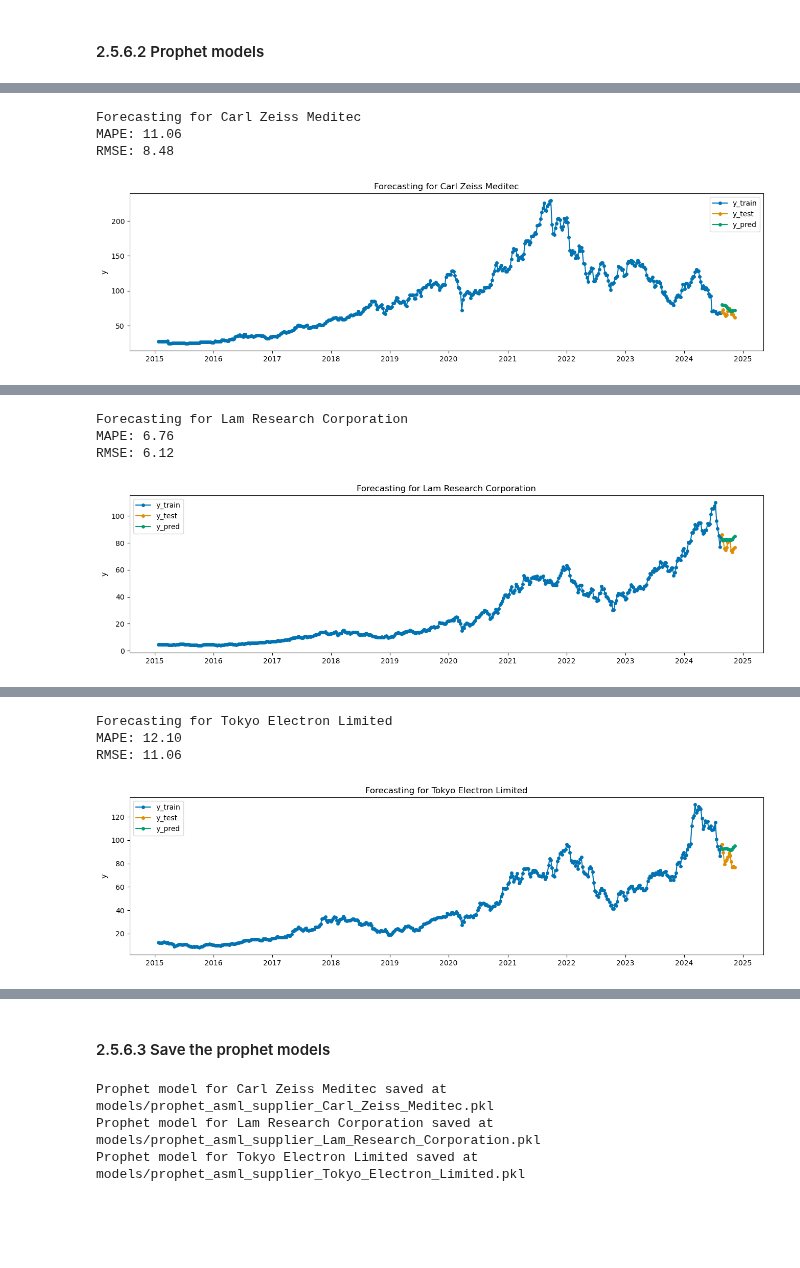
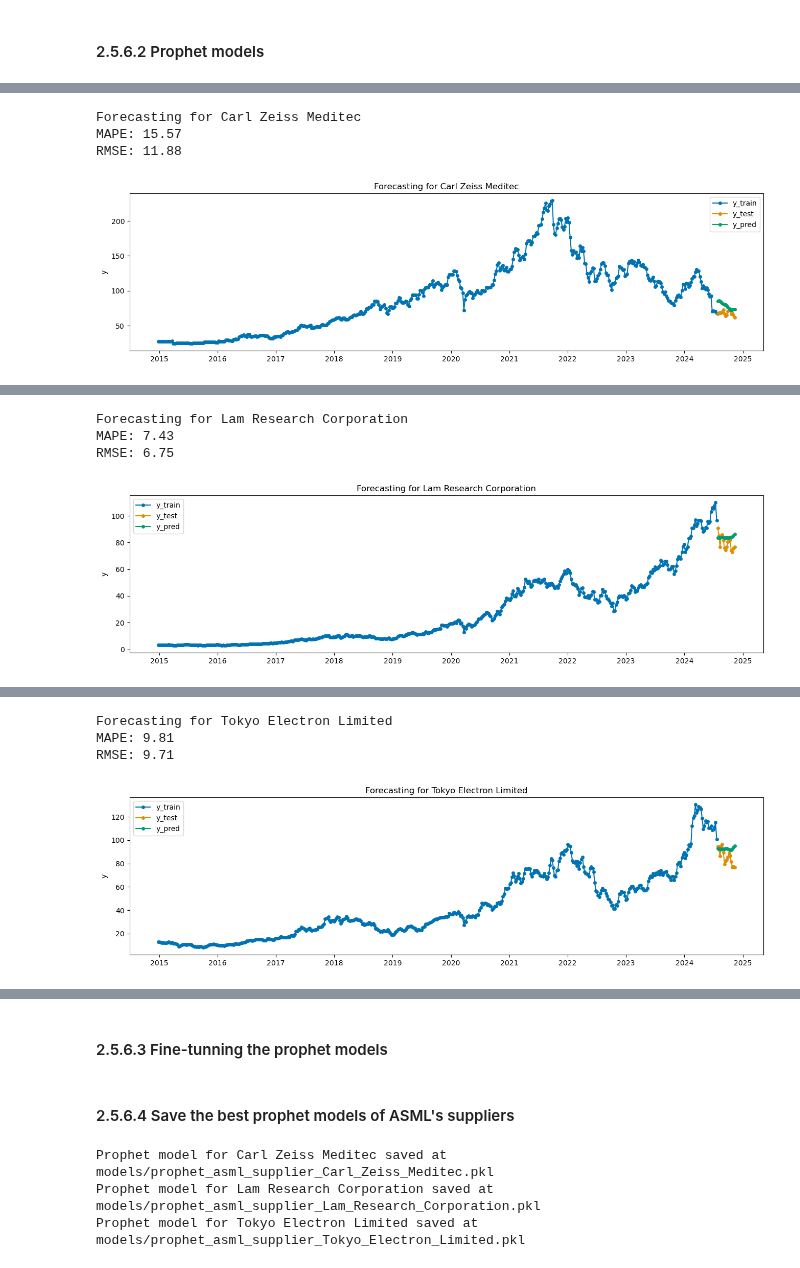
Before and after one commit to mbarriola96/stock_prices_forecasting, a Jupyter notebook: 03_selecting_asml_suppliers.ipynb, the cells around one changed output, grey strips where cells are left out. Saved outputs shown, nothing was run; the diff lists cells and outputs as text; code cells hidden in the pictures; blank space fills up the shorter version.

Commit message:
making some adjustments on notebook 06. And starting to include fine tunning of the prophet models for the suppliers

```diff
--- a/03_selecting_asml_suppliers.ipynb
+++ b/03_selecting_asml_suppliers.ipynb
@@ -42,6 +43,8 @@ company_tickers = {
 }
 start_date = '2013-01-01'
 output_data = 'data/weekly_data_suppliers.csv'
+
+test_weeks = 16
 # %% [markdown]
 ## 2.4 Functions
 # %%
@@ -321,8 +324,8 @@ for company in company_tickers.values():
     company_data.columns = ['Close']
 
     # Create train and test dataframes
-    train_dataframes[company] = company_data[:-12]
-    test_dataframes[company] = company_data[-12:]
+    train_dataframes[company] = company_data[:-test_weeks]
+    test_dataframes[company] = company_data[-test_weeks:]
 
     # Set 'Date' as the index of the dataframe
     train_dataframes[company].index.name = 'Date'
@@ -369,13 +372,13 @@ for company in company_tickers.values():
     prophet_model.fit(train_data_prophet)
 
     # Define the forecast horizon (e.g., 12 periods into the future)
-    future = prophet_model.make_future_dataframe(periods=12, freq='W')
+    future = prophet_model.make_future_dataframe(periods=test_weeks, freq='W')
 
     # Generate the predictions
     forecast = prophet_model.predict(future)
 
     # Return to the original DataFrame format with 'ds' as index and 'yhat' as 'Close'
-    forecast = forecast[['ds', 'yhat']].set_index('ds').rename(columns={'yhat': 'Close'})[-12:]
+    forecast = forecast[['ds', 'yhat']].set_index('ds').rename(columns={'yhat': 'Close'})[-test_weeks:]
 
     # Ensure 'ds' is the index of train_data_prophet
     train_data_prophet = train_data_prophet.set_index('ds')
@@ -425,4 +428,4 @@ for company in company_tickers.values():
 Forecasting for Carl Zeiss Meditec
-MAPE: 11.06
-RMSE: 8.48
+MAPE: 15.57
+RMSE: 11.88
-[figure, old version]
+[figure, new version]
@@ -433,4 +436,4 @@ RMSE: 8.48
 Forecasting for Lam Research Corporation
-MAPE: 6.76
-RMSE: 6.12
+MAPE: 7.43
+RMSE: 6.75
-[figure, old version]
+[figure, new version]
@@ -441,4 +444,4 @@ RMSE: 6.12
 Forecasting for Tokyo Electron Limited
-MAPE: 12.10
-RMSE: 11.06
+MAPE: 9.81
+RMSE: 9.71
 [figure]
@@ -447,2 +450,2 @@ RMSE: 11.06
 # %% [markdown]
-#### 2.5.6.3 Save the prophet models
+#### 2.5.6.3 Fine-tunning the prophet models
@@ -449,3 +559,5 @@ RMSE: 11.06
+# %% [markdown]
+#### 2.5.6.4 Save the best prophet models of ASML's suppliers
 # %%
 # Iterate over each company in prophet_models
 for company in company_tickers.values():
```
Also changed, not shown: parts of 9 cells of this notebook, 17 other files.
